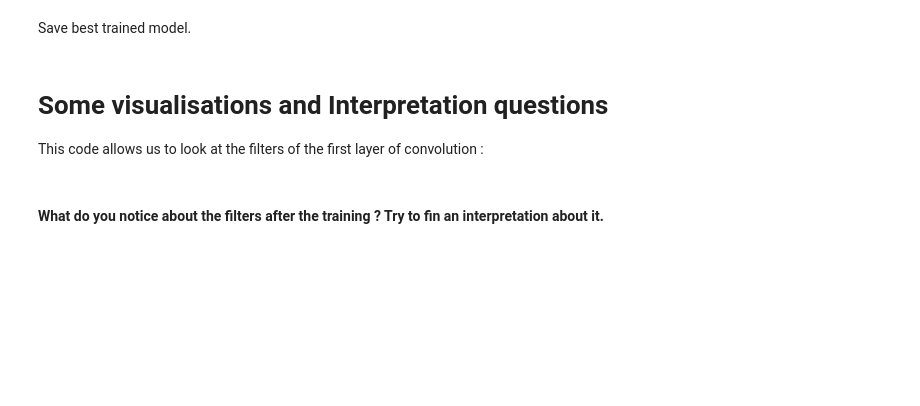
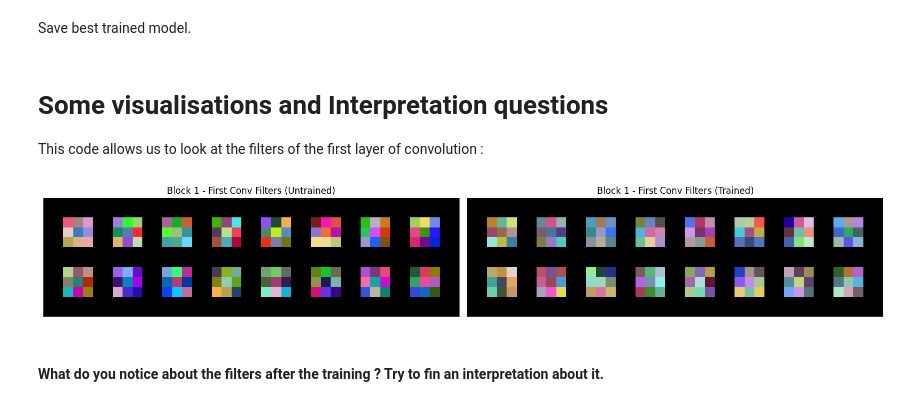
Before and after one commit to naeldarw/birthdayreminder, a Jupyter notebook: graded_homework/hw1/CNN Exercise.ipynb, the cells around one changed output. Saved outputs shown, nothing was run; the diff lists cells and outputs as text; code cells hidden in the pictures; blank space fills up the shorter version.

```diff
--- a/graded_homework/hw1/CNN Exercise.ipynb
+++ b/graded_homework/hw1/CNN Exercise.ipynb
@@ -253,7 +253,11 @@ class ConvNet(nn.Module):
         # TODO:                                                                        #
         # Define 2 or more different layers of the neural network                      #
         ################################################################################
-        pass
+        self.conv1 = nn.Conv2d(3, 16, kernel_size=3, stride=1, padding=1)
+        self.conv2 = nn.Conv2d(16, 32, kernel_size=3, stride=1, padding=1)
+        self.conv3 = nn.Conv2d(32, 64, kernel_size=3, stride=1, padding=1)
+        self.fc1 = nn.Linear(64 * 4 * 4, 128)
+        self.fc2 = nn.Linear(128, 10)
         ################################################################################
         #                              END OF YOUR CODE                                #
         ################################################################################
@@ -268,7 +272,12 @@ class ConvNet(nn.Module):
         # before being inputted to the fully connected layer. We can flatten           #
         # Tensor `x` with `x.view`.                                                    #
         ################################################################################
-        pass
+        x = F.relu(F.max_pool2d(self.conv1(x), 2))
+        x = F.relu(F.max_pool2d(self.conv2(x), 2))
+        x = F.relu(F.max_pool2d(self.conv3(x), 2))
+        x = x.view(x.size(0), -1)
+        x = F.relu(self.fc1(x))
+        x = self.fc2(x)
         ################################################################################
         #                              END OF YOUR CODE                                #
         ################################################################################
@@ -356,36 +383,38 @@ This code allows us to look at the filters of the first layer of convolution :
 # %%
 def visualize_filters(layer, title='Filters'):
     filters = layer.weight.data.clone().cpu()
     filters = (filters - filters.min()) / (filters.max() - filters.min())
     grid = vutils.make_grid(filters, nrow=8, padding=2)
     plt.figure(figsize=(8,8))
     plt.imshow(grid.permute(1, 2, 0))
     plt.title(title)
     plt.axis('off')
     plt.show()
 
-model = BetterCNN() # Untrained model
+model = ConvNet() # Untrained model
 
 fig, axes = plt.subplots(1, 2, figsize=(16, 8))
 
 # --- Untrained filters ---
-filters_untrained = model.features[0].weight.data.clone().cpu()
+filters_untrained = model.conv1.weight.data.clone().cpu()
 filters_untrained = (filters_untrained - filters_untrained.min()) / (filters_untrained.max() - filters_untrained.min())
 grid_untrained = vutils.make_grid(filters_untrained, nrow=8, padding=2)
 axes[0].imshow(grid_untrained.permute(1, 2, 0))
 axes[0].set_title("Block 1 - First Conv Filters (Untrained)")
 axes[0].axis("off")
 
 # --- Trained filters ---
-filters_trained = net.features[0].weight.data.clone().cpu()
+filters_trained = net.conv1.weight.data.clone().cpu()
 filters_trained = (filters_trained - filters_trained.min()) / (filters_trained.max() - filters_trained.min())
 grid_trained = vutils.make_grid(filters_trained, nrow=8, padding=2)
 axes[1].imshow(grid_trained.permute(1, 2, 0))
 axes[1].set_title("Block 1 - First Conv Filters (Trained)")
 axes[1].axis("off")
 
 plt.tight_layout()
 plt.show()
+# %% [output]
+[figure, added]
 # %% [markdown]
 #### What do you notice about the filters after the training ? Try to fin an interpretation about it.
 # %% [markdown]
```
Also changed, not shown: parts of 5 cells of this notebook.
